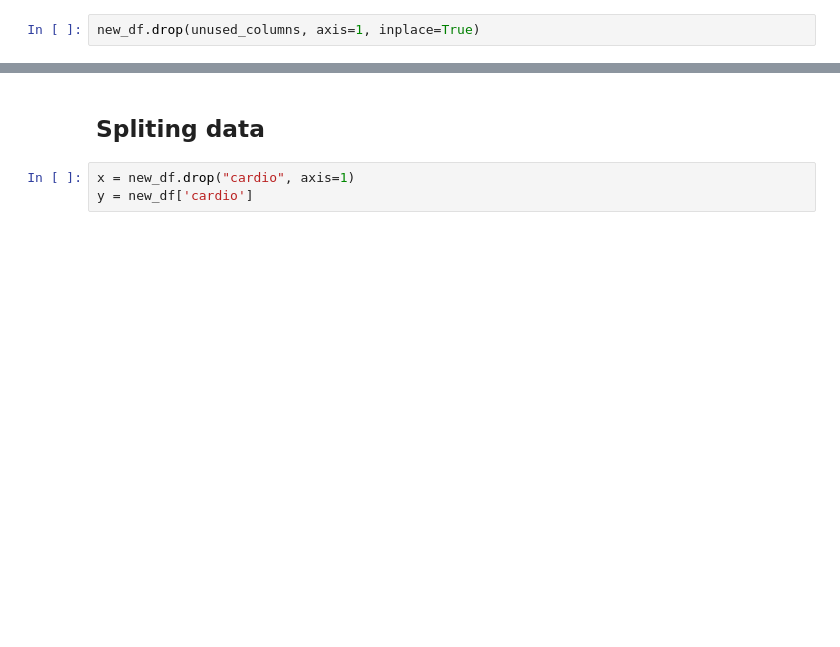
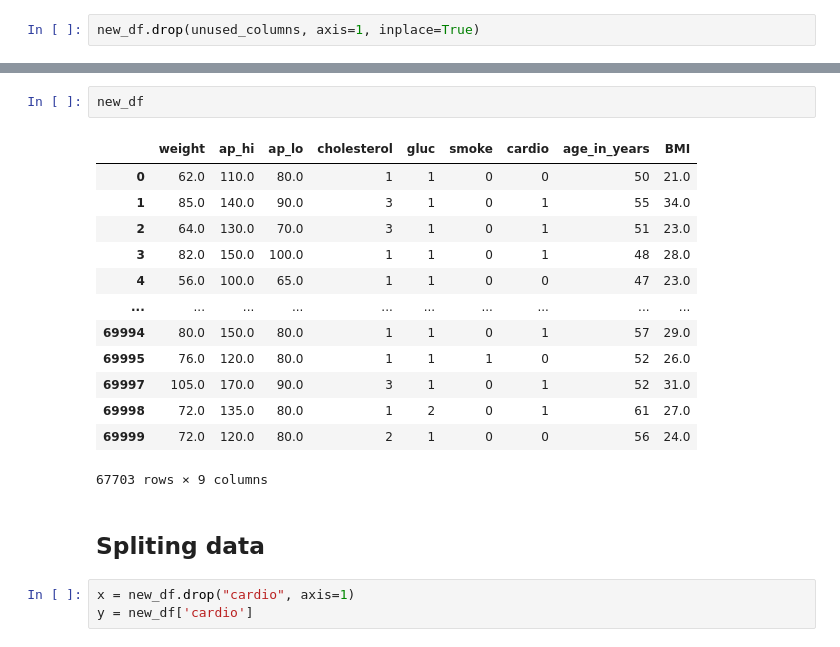
Before and after one commit to Rhushikeshnandodkar/Cardiovascular-prediction, a Jupyter notebook: cardio_prediction.ipynb, the cells around one changed output, grey strips where cells are left out. Drawn from its saved outputs; the diff is of its cells as text; blank space fills up the shorter version.

```diff
--- a/cardio_prediction.ipynb
+++ b/cardio_prediction.ipynb
@@ -359,3 +372,19 @@ new_df
+# %%
+new_df
+# %% [output]
+|  | weight | ap_hi | ap_lo | cholesterol | gluc | smoke | cardio | age_in_years | BMI |
+| 0 | 62.0 | 110.0 | 80.0 | 1 | 1 | 0 | 0 | 50 | 21.0 |
+| 1 | 85.0 | 140.0 | 90.0 | 3 | 1 | 0 | 1 | 55 | 34.0 |
+| 2 | 64.0 | 130.0 | 70.0 | 3 | 1 | 0 | 1 | 51 | 23.0 |
+| 3 | 82.0 | 150.0 | 100.0 | 1 | 1 | 0 | 1 | 48 | 28.0 |
+| 4 | 56.0 | 100.0 | 65.0 | 1 | 1 | 0 | 0 | 47 | 23.0 |
+| ... | ... | ... | ... | ... | ... | ... | ... | ... | ... |
+| 69994 | 80.0 | 150.0 | 80.0 | 1 | 1 | 0 | 1 | 57 | 29.0 |
+| 69995 | 76.0 | 120.0 | 80.0 | 1 | 1 | 1 | 0 | 52 | 26.0 |
+| 69997 | 105.0 | 170.0 | 90.0 | 3 | 1 | 0 | 1 | 52 | 31.0 |
+| 69998 | 72.0 | 135.0 | 80.0 | 1 | 2 | 0 | 1 | 61 | 27.0 |
+| 69999 | 72.0 | 120.0 | 80.0 | 2 | 1 | 0 | 0 | 56 | 24.0 |
+67703 rows × 9 columns
 # %% [markdown]
 ## Spliting data
 # %%
```
Also changed, not shown: parts of 28 cells of this notebook.
